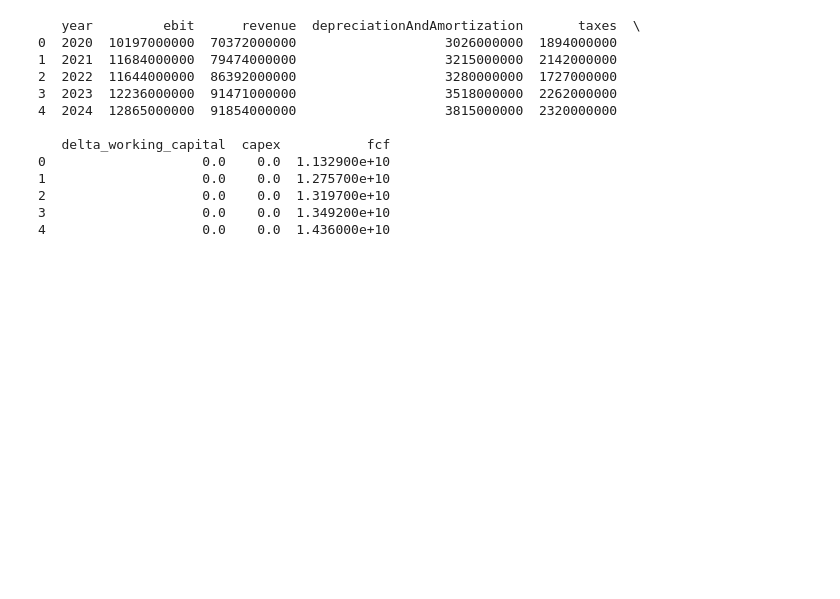
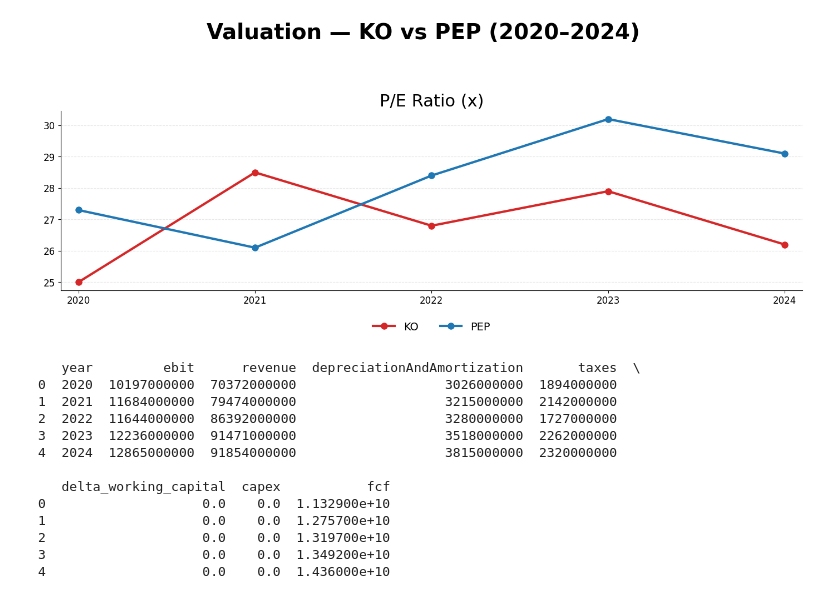
Before and after one commit to minavyoussef/PEP-FIN42030-Group11, a Jupyter notebook: PEP-DCF-Ratios-Python-Analysis.ipynb, the cells around one changed output. Cells and saved outputs as stored; diff of their text form; code cells hidden in the pictures; blank space fills up the shorter version.

Commit message:
Financial ratios timeseries plots

```diff
--- a/PEP-DCF-Ratios-Python-Analysis.ipynb
+++ b/PEP-DCF-Ratios-Python-Analysis.ipynb
@@ -196,3 +445,55 @@ np.float64(11329000000.0)
+# %%
+import matplotlib.pyplot as plt
+import numpy as np
+
+# =======================
+# 1) INPUT YOUR DATA HERE
+# =======================
+years  = np.array([2020, 2021, 2022, 2023, 2024])
+
+# Replace with your actual P/E ratios (example placeholders below)
+ko_pe  = np.array([25.0, 28.5, 26.8, 27.9, 26.2])  # KO P/E
+pep_pe = np.array([27.3, 26.1, 28.4, 30.2, 29.1])  # PEP P/E
+
+# =======================
+# 2) STYLING TO MATCH THE ATTACHED CHART
+# =======================
+plt.style.use("default")
+plt.rcParams.update({
+    "font.size": 12,
+    "axes.titlesize": 22,
+    "axes.labelsize": 16,
+    "figure.titlesize": 28,
+    "legend.fontsize": 14
+})
+
+fig, ax = plt.subplots(figsize=(14, 6))  # single metric, one wide panel
+
+# Title & subtitle (mirroring the look/feel)
+fig.suptitle("Valuation — KO vs PEP (2020–2024)", y=1.02, fontweight="bold")
+ax.set_title("P/E Ratio (x)")
+
+# Lines (colors match your style: KO=red, PEP=blue)
+ax.plot(years, ko_pe, marker="o", markersize=8, linewidth=3, color="#d62728", label="KO")
+ax.plot(years, pep_pe, marker="o", markersize=8, linewidth=3, color="#1f77b4", label="PEP")
+
+# Axes formatting
+ax.set_xticks(years)
+ax.set_xlim(years.min() - 0.1, years.max() + 0.1)
+ax.grid(True, axis="y", linestyle="--", alpha=0.3)
+
+# Light spine cleanup similar to your samples
+for spine in ["top", "right"]:
+    ax.spines[spine].set_visible(False)
+
+# Legend (bottom center, two columns)
+leg = ax.legend(loc="upper center", bbox_to_anchor=(0.5, -0.12), ncol=2, frameon=False)
+
+# Tighter layout with room for the suptitle and legend
+plt.tight_layout(rect=[0, 0.02, 1, 0.93])
+plt.show()
+# %% [output]
+[figure, added]
 # %%
 import pandas as pd
 
```
Also changed, not shown: parts of 13 cells of this notebook.
